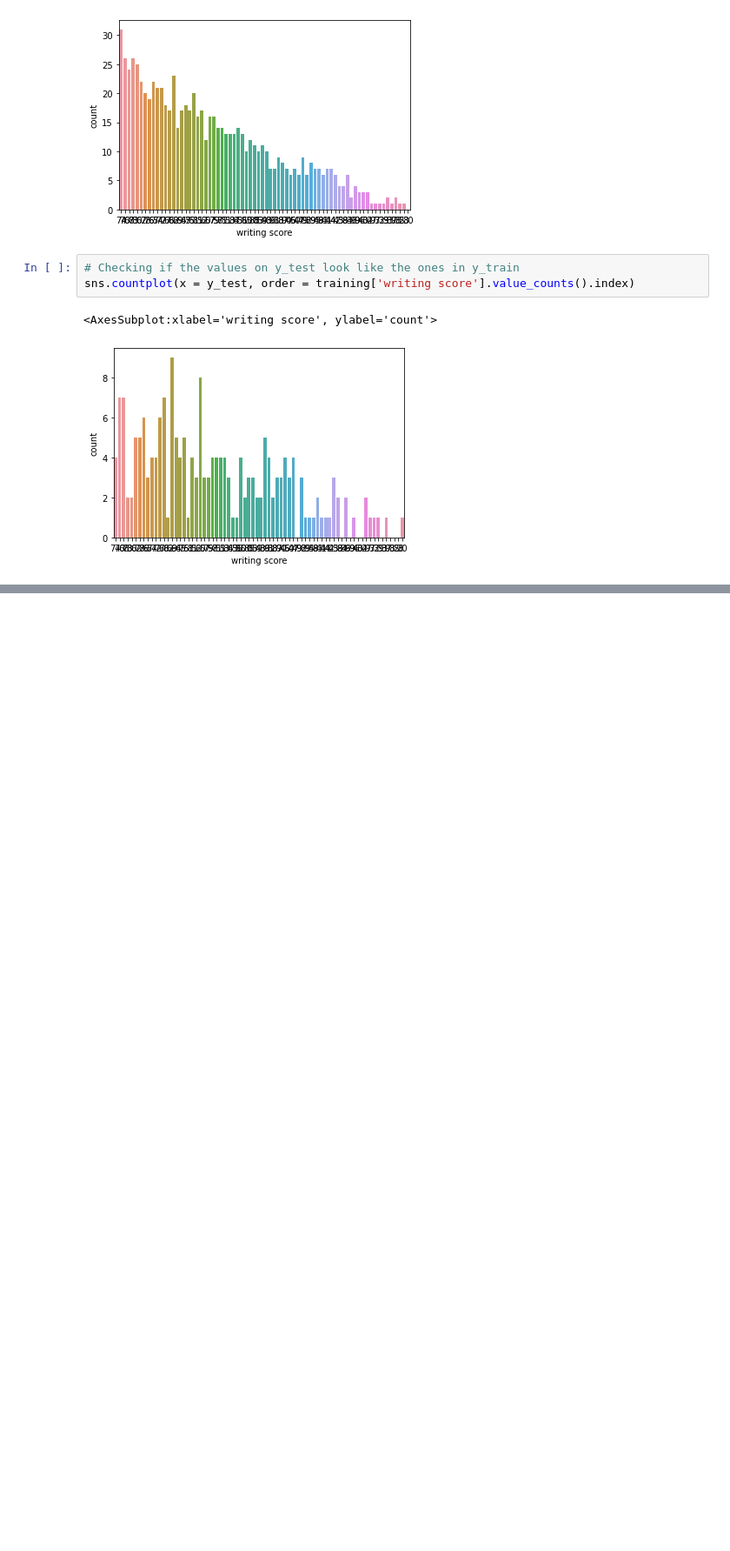
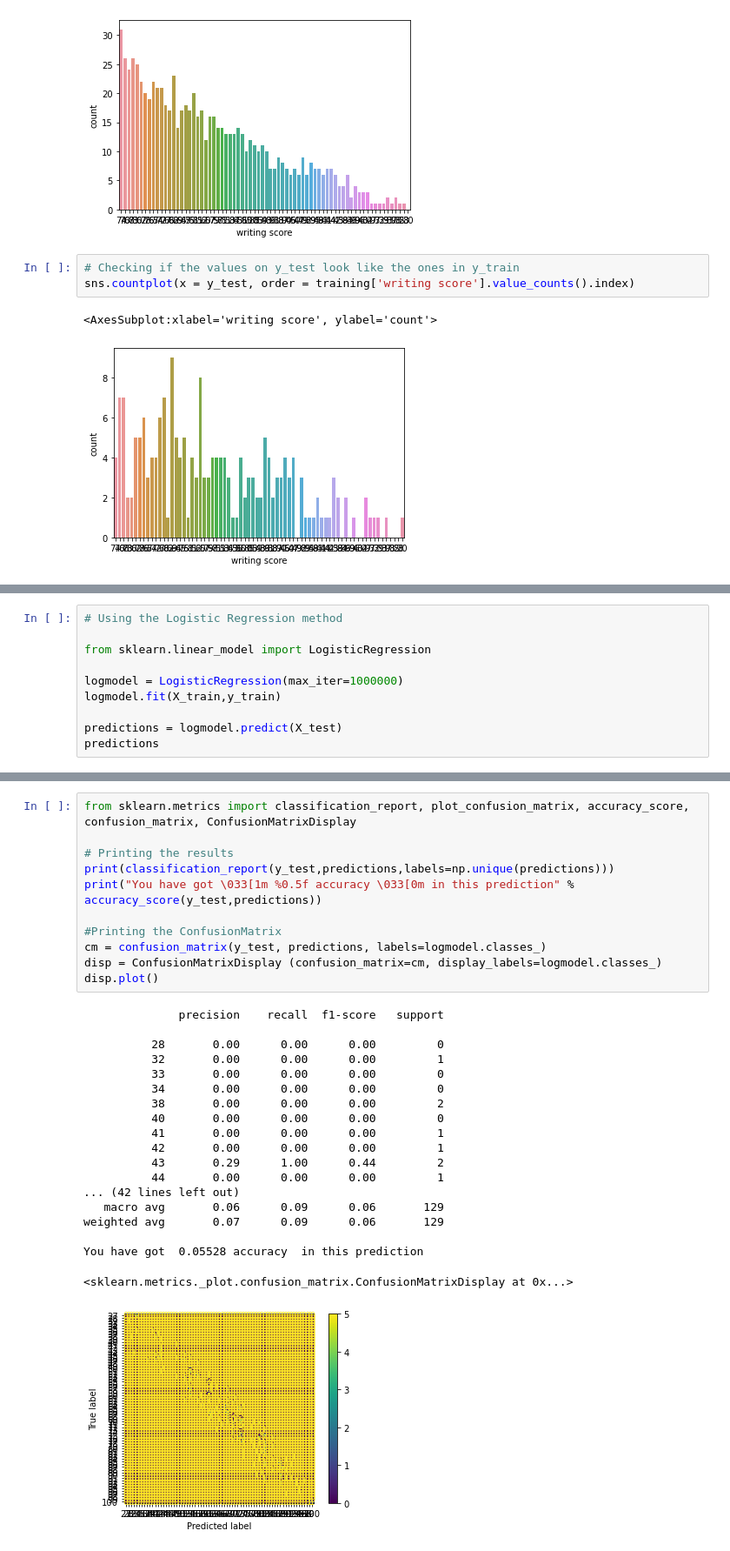
Before and after one commit to 154Nacho/DAA, a Jupyter notebook: students/tp2DAA.ipynb, the cells around one changed output, grey strips where cells are left out. Shown at 87% size. Cells and saved outputs as stored; diff of their text form; blank space fills up the shorter version.

```diff
--- a/students/tp2DAA.ipynb
+++ b/students/tp2DAA.ipynb
@@ -247,0 +284,10 @@ set(y_test) - set(predictions)
+# %%
+# Using the Logistic Regression method
+
+from sklearn.linear_model import LogisticRegression
+
+logmodel = LogisticRegression(max_iter=1000000)
+logmodel.fit(X_train,y_train)
+
+predictions = logmodel.predict(X_test)
+predictions
@@ -247,0 +318,31 @@ set(y_test) - set(predictions)
+# %%
+from sklearn.metrics import classification_report, plot_confusion_matrix, accuracy_score, confusion_matrix, ConfusionMatrixDisplay
+
+# Printing the results
+print(classification_report(y_test,predictions,labels=np.unique(predictions)))
+print("You have got \033[1m %0.5f accuracy \033[0m in this prediction" % accuracy_score(y_test,predictions))
+
+#Printing the ConfusionMatrix
+cm = confusion_matrix(y_test, predictions, labels=logmodel.classes_)
+disp = ConfusionMatrixDisplay (confusion_matrix=cm, display_labels=logmodel.classes_)
+disp.plot()
+# %% [output]
+              precision    recall  f1-score   support
+
+          28       0.00      0.00      0.00         0
+          32       0.00      0.00      0.00         1
+          33       0.00      0.00      0.00         0
+          34       0.00      0.00      0.00         0
+          38       0.00      0.00      0.00         2
+          40       0.00      0.00      0.00         0
+          41       0.00      0.00      0.00         1
+          42       0.00      0.00      0.00         1
+          43       0.29      1.00      0.44         2
+          44       0.00      0.00      0.00         1
+... (42 lines left out)
+   macro avg       0.06      0.09      0.06       129
+weighted avg       0.07      0.09      0.06       129
+
+You have got  0.05528 accuracy  in this prediction
+<sklearn.metrics._plot.confusion_matrix.ConfusionMatrixDisplay at 0x...>
+[figure, added]
```
Also changed, not shown: parts of 7 cells of this notebook.
